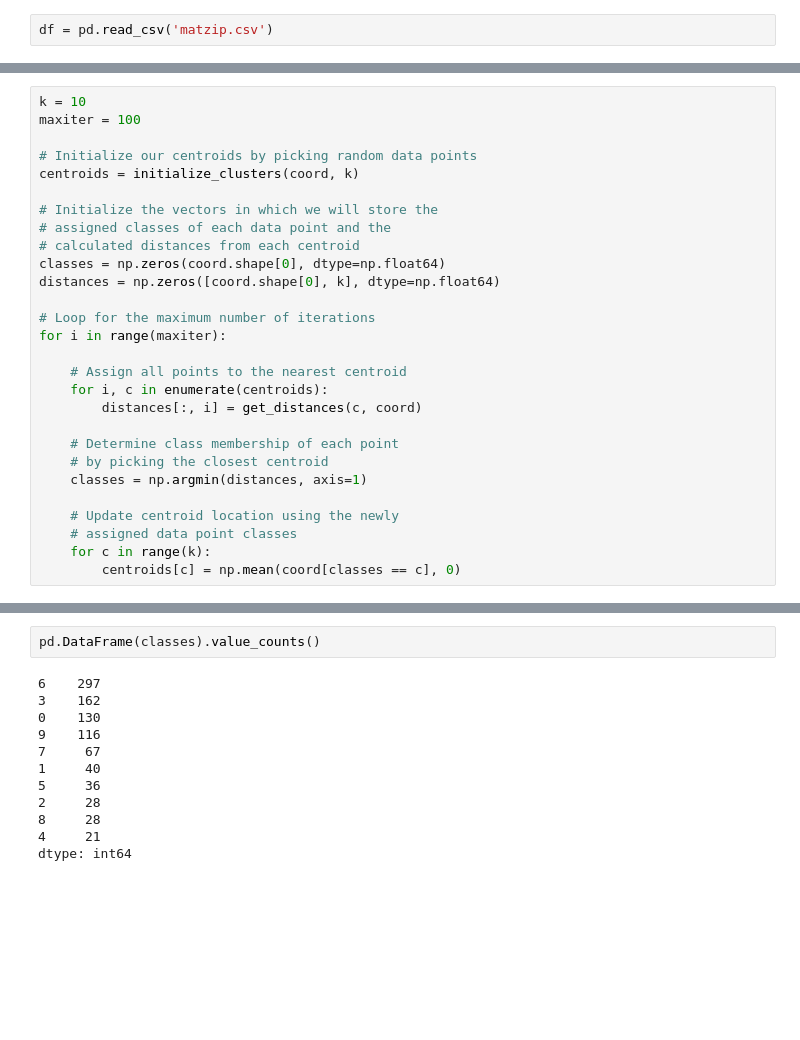
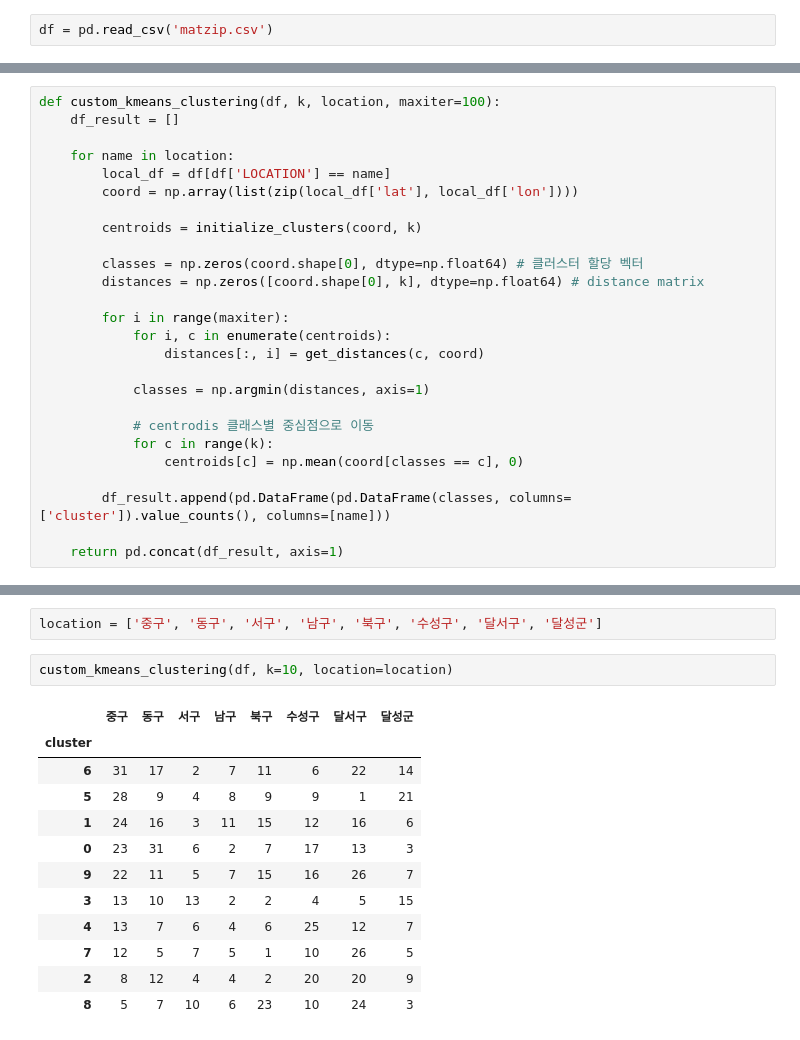
Before and after one commit to hyeonkeemin/KNU, a Jupyter notebook: report 3/2022235027.ipynb, the cells around one changed output, grey strips where cells are left out. Saved outputs shown, nothing was run; the diff lists cells and outputs as text; blank space fills up the shorter version.

```diff
--- a/report 3/2022235027.ipynb
+++ b/report 3/2022235027.ipynb
@@ -74,28 +98,26 @@ def get_distances(centroid, points):
 # %%
-k = 10
-maxiter = 100
+def custom_kmeans_clustering(df, k, location, maxiter=100):
+    df_result = []
 
-# Initialize our centroids by picking random data points
-centroids = initialize_clusters(coord, k)
+    for name in location:
+        local_df = df[df['LOCATION'] == name]
+        coord = np.array(list(zip(local_df['lat'], local_df['lon'])))
 
-# Initialize the vectors in which we will store the
-# assigned classes of each data point and the
-# calculated distances from each centroid
-classes = np.zeros(coord.shape[0], dtype=np.float64)
-distances = np.zeros([coord.shape[0], k], dtype=np.float64)
+        centroids = initialize_clusters(coord, k)
 
-# Loop for the maximum number of iterations
-for i in range(maxiter):
+        classes = np.zeros(coord.shape[0], dtype=np.float64) # 클러스터 할당 벡터
+        distances = np.zeros([coord.shape[0], k], dtype=np.float64) # distance matrix
 
-    # Assign all points to the nearest centroid
-    for i, c in enumerate(centroids):
-        distances[:, i] = get_distances(c, coord)
+        for i in range(maxiter):
+            for i, c in enumerate(centroids):
+                distances[:, i] = get_distances(c, coord)
 
-    # Determine class membership of each point
-    # by picking the closest centroid
-    classes = np.argmin(distances, axis=1)
+            classes = np.argmin(distances, axis=1)
 
-    # Update centroid location using the newly
-    # assigned data point classes
-    for c in range(k):
-        centroids[c] = np.mean(coord[classes == c], 0)
+            # centrodis 클래스별 중심점으로 이동
+            for c in range(k):
+                centroids[c] = np.mean(coord[classes == c], 0)
+
+        df_result.append(pd.DataFrame(pd.DataFrame(classes, columns=['cluster']).value_counts(), columns=[name]))
+
+    return pd.concat(df_result, axis=1)
@@ -109,14 +124,17 @@ plt.show()
-# %%
-pd.DataFrame(classes).value_counts()
-# %% [output]
-6    297
-3    162
-0    130
-9    116
-7     67
-1     40
-5     36
-2     28
-8     28
-4     21
-dtype: int64
+# %%
+location = ['중구', '동구', '서구', '남구', '북구', '수성구', '달서구', '달성군']
+# %%
+custom_kmeans_clustering(df, k=10, location=location)
+# %% [output]
+|  | 중구 | 동구 | 서구 | 남구 | 북구 | 수성구 | 달서구 | 달성군 |
+| cluster |  |  |  |  |  |  |  |  |
+| 6 | 31 | 17 | 2 | 7 | 11 | 6 | 22 | 14 |
+| 5 | 28 | 9 | 4 | 8 | 9 | 9 | 1 | 21 |
+| 1 | 24 | 16 | 3 | 11 | 15 | 12 | 16 | 6 |
+| 0 | 23 | 31 | 6 | 2 | 7 | 17 | 13 | 3 |
+| 9 | 22 | 11 | 5 | 7 | 15 | 16 | 26 | 7 |
+| 3 | 13 | 10 | 13 | 2 | 2 | 4 | 5 | 15 |
+| 4 | 13 | 7 | 6 | 4 | 6 | 25 | 12 | 7 |
+| 7 | 12 | 5 | 7 | 5 | 1 | 10 | 26 | 5 |
+| 2 | 8 | 12 | 4 | 4 | 2 | 20 | 20 | 9 |
+| 8 | 5 | 7 | 10 | 6 | 23 | 10 | 24 | 3 |
```
Also changed, not shown: parts of 20 cells of this notebook.
